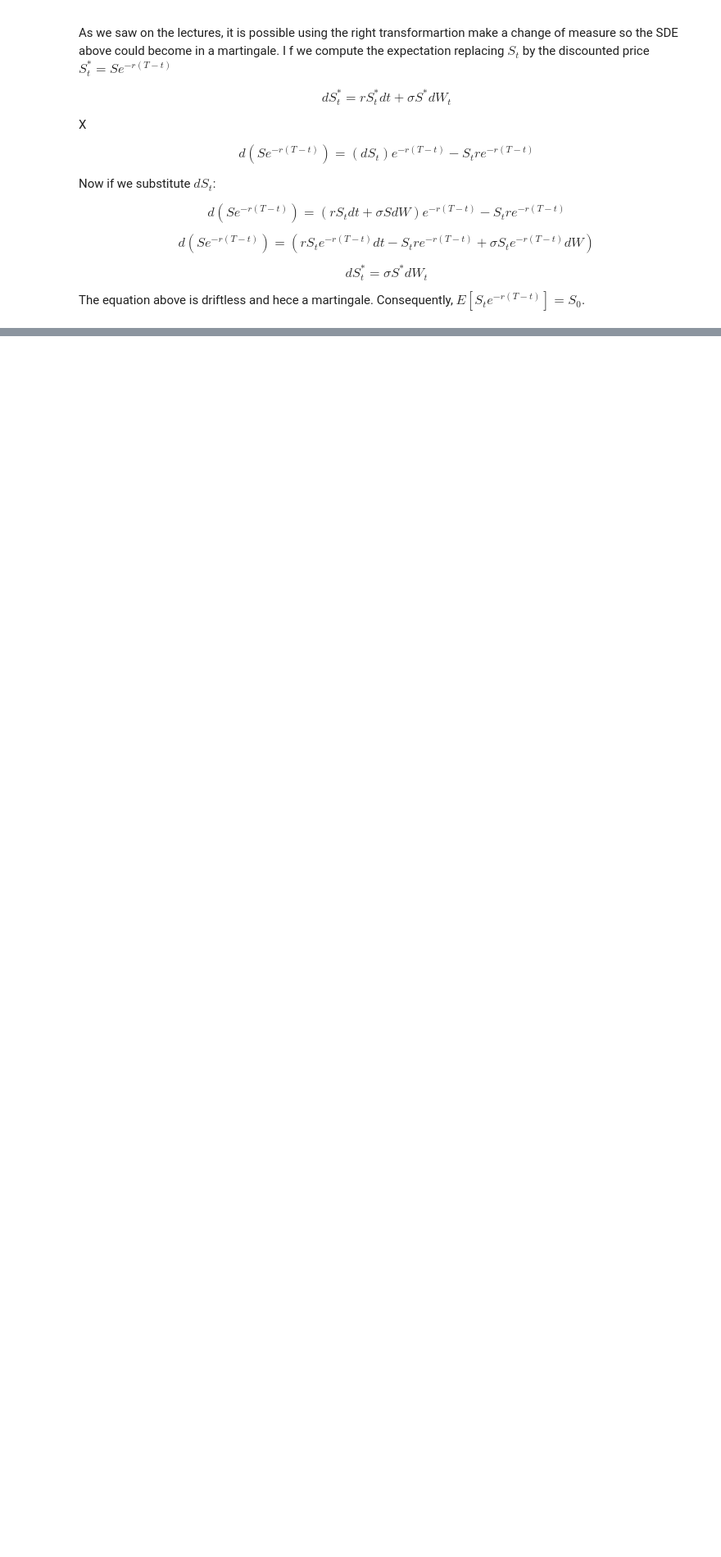
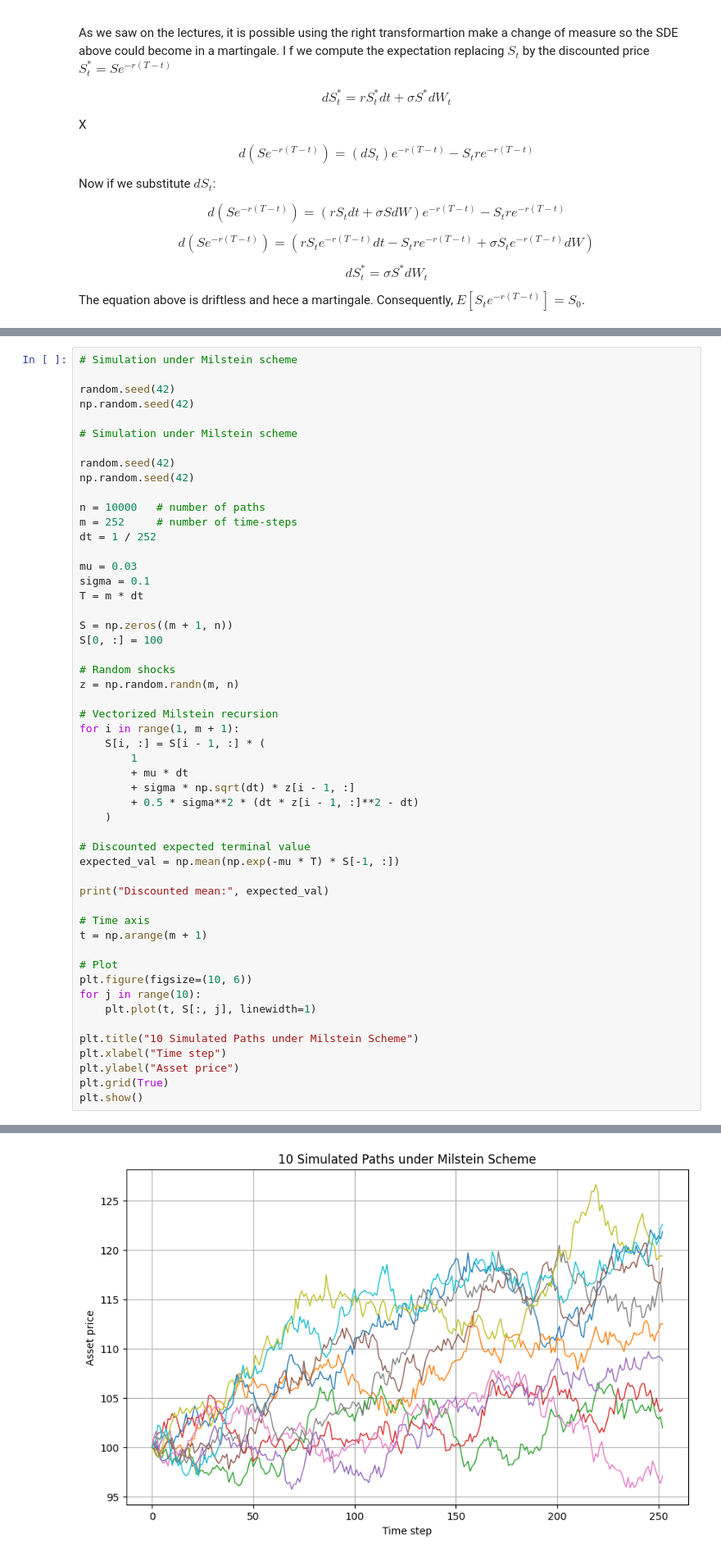
Before and after one commit to macontreras04/cpf, a Jupyter notebook: Exam2.ipynb, the cells around one changed output, grey strips where cells are left out. Shown at 82% size. Drawn from its saved outputs; the diff is of its cells as text; blank space fills up the shorter version.

```diff
--- a/Exam2.ipynb
+++ b/Exam2.ipynb
@@ -67,0 +105,53 @@ The equation above is driftless and hece a martingale. Consequently, $E[S_{t} e^
+# %%
+# Simulation under Milstein scheme
+
+random.seed(42)
+np.random.seed(42)
+
+# Simulation under Milstein scheme
+
+random.seed(42)
+np.random.seed(42)
+
+n = 10000   # number of paths
+m = 252     # number of time-steps
+dt = 1 / 252
+
+mu = 0.03
+sigma = 0.1
+T = m * dt
+
+S = np.zeros((m + 1, n))
+S[0, :] = 100
+
+# Random shocks
+z = np.random.randn(m, n)
+
+# Vectorized Milstein recursion
+for i in range(1, m + 1):
+    S[i, :] = S[i - 1, :] * (
+        1
+        + mu * dt
+        + sigma * np.sqrt(dt) * z[i - 1, :]
+        + 0.5 * sigma**2 * (dt * z[i - 1, :]**2 - dt)
+    )
+
+# Discounted expected terminal value
+expected_val = np.mean(np.exp(-mu * T) * S[-1, :])
+
+print("Discounted mean:", expected_val)
+
+# Time axis
+t = np.arange(m + 1)
+
+# Plot
+plt.figure(figsize=(10, 6))
+for j in range(10):
+    plt.plot(t, S[:, j], linewidth=1)
+
+plt.title("10 Simulated Paths under Milstein Scheme")
+plt.xlabel("Time step")
+plt.ylabel("Asset price")
+plt.grid(True)
+plt.show()
+# %% [output]
@@ -67,0 +159 @@ The equation above is driftless and hece a martingale. Consequently, $E[S_{t} e^
+[figure, added]
```
Also changed, not shown: parts of 7 cells of this notebook.
